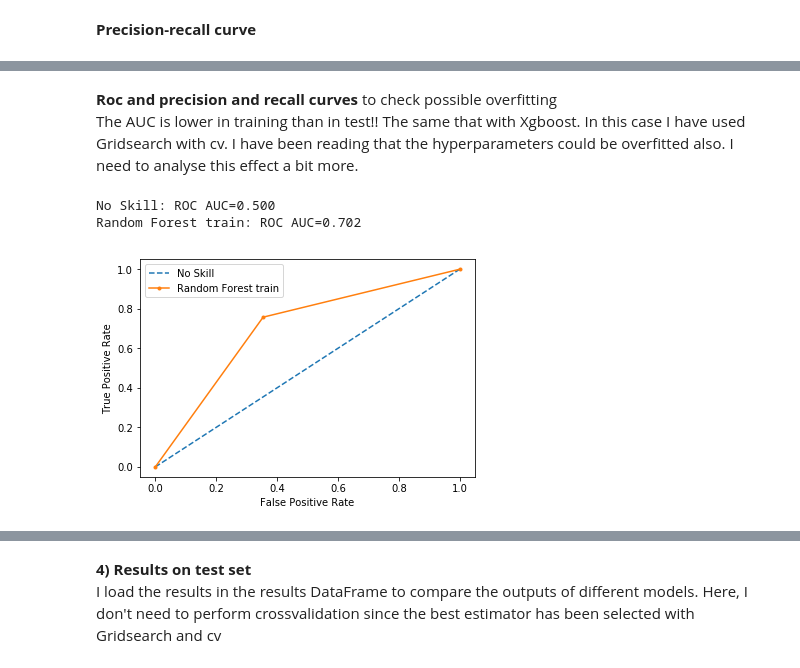
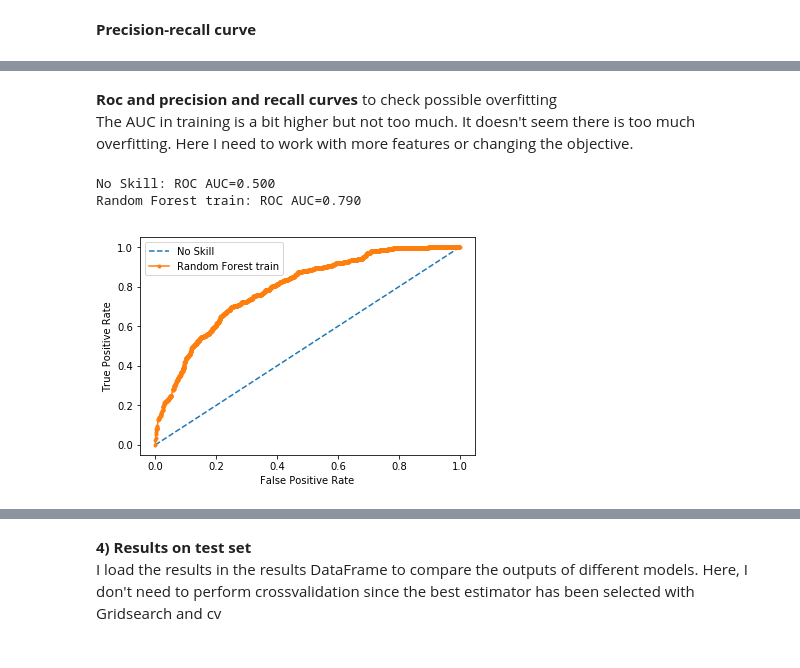
Before and after one commit to bdiazcor/TFM-Test-your-business-viability, a Jupyter notebook: TBV_v1/TBV1_clas_rf.ipynb, the cells around one changed output, grey strips where cells are left out. Cells and saved outputs as stored; diff of their text form; code cells hidden in the pictures.

```diff
--- a/TBV_v1/TBV1_clas_rf.ipynb
+++ b/TBV_v1/TBV1_clas_rf.ipynb
@@ -332,15 +332,15 @@ Random Forest GS_recall: f1=0.184 auc=0.220
-# %% [markdown]
-**Roc and precision and recall curves** to check possible overfitting
-The AUC is lower in training than in test!! The same that with Xgboost. In this case I have used Gridsearch with cv. I have been reading that the hyperparameters could be overfitted also. I need to analyse this effect a bit more.
+# %% [markdown]
+**Roc and precision and recall curves** to check possible overfitting
+The AUC in training is a bit higher but not too much. It doesn't seem there is too much overfitting. Here I need to work with more features or changing the objective.
 # %%
 # AUC and Roc curve for training set
 pred_train_rf = clf_rft_gsr.best_estimator_.predict(X_train)
 predic_prob_train_rf =  clf_rft_gsr.best_estimator_.predict_proba(X_train)[:,1]
-a,b,c,d = metrics.plot_roc_curve(y_train,pred_train_rf, 'Random Forest train')
+a,b,c,d = metrics.plot_roc_curve(y_train,predic_prob_train_rf, 'Random Forest train')
 # %% [output]
 No Skill: ROC AUC=0.500
-Random Forest train: ROC AUC=0.702
+Random Forest train: ROC AUC=0.790
-[figure, old version]
+[figure, new version]
 # %%
 # Precision and recall curve for training set
 x, y, z = metrics.plot_prec_rec(y_train,pred_train_rf,predic_prob_train_rf,
```
Also changed, not shown: parts of 23 cells of this notebook.
